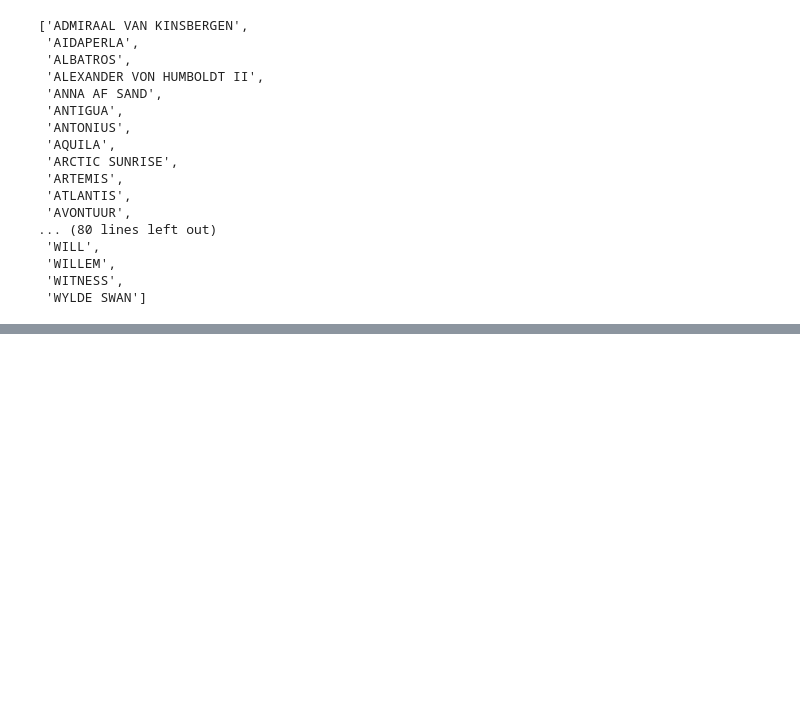
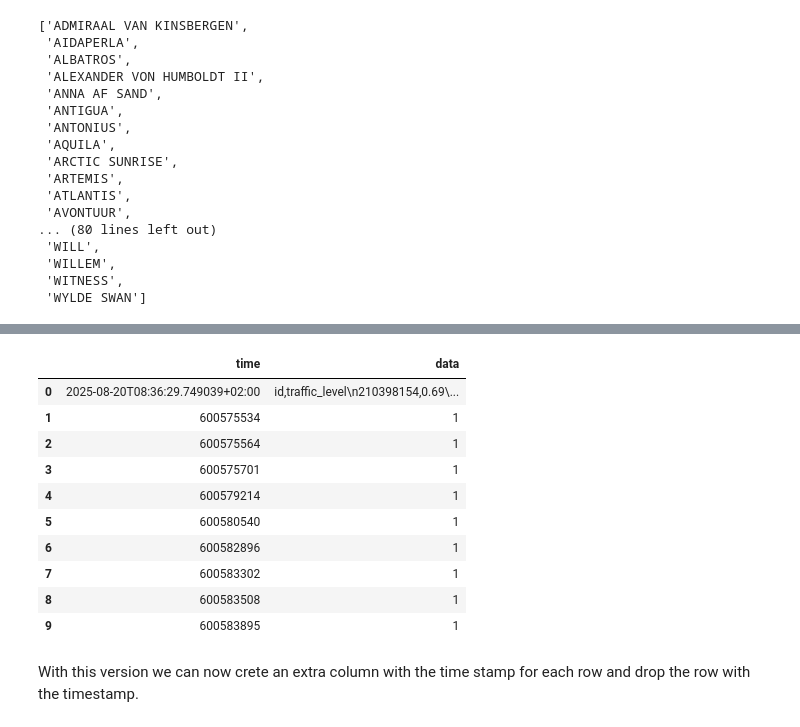
Before and after one commit to andreadellacorte3/SAIL2025_crowd_monitoring_Group5, a Jupyter notebook: Data_Transformation.ipynb, the cells around one changed output, grey strips where cells are left out. Saved outputs shown, nothing was run; the diff lists cells and outputs as text; code cells hidden in the pictures; blank space fills up the shorter version.

```diff
--- a/Data_Transformation.ipynb
+++ b/Data_Transformation.ipynb
@@ -452,0 +480,18 @@ Cross referencing the unique names we got with the official sail page we got mos
+# %%
+tomtom = pd.read_csv(r"C:\SAIL-Project\Data\tomtom_updated.csv")
+# %%
+tomtom.head(10)
+# %% [output]
+|  | time | data |
+| 0 | 2025-08-20T08:36:29.749039+02:00 | id,traffic_level\n210398154,0.69\... |
+| 1 | 600575534 | 1 |
+| 2 | 600575564 | 1 |
+| 3 | 600575701 | 1 |
+| 4 | 600579214 | 1 |
+| 5 | 600580540 | 1 |
+| 6 | 600582896 | 1 |
+| 7 | 600583302 | 1 |
+| 8 | 600583508 | 1 |
+| 9 | 600583895 | 1 |
+# %% [markdown]
+With this version we can now crete an extra column with the time stamp for each row and drop the row with the timestamp.
```
Also changed, not shown: parts of 7 cells of this notebook.
